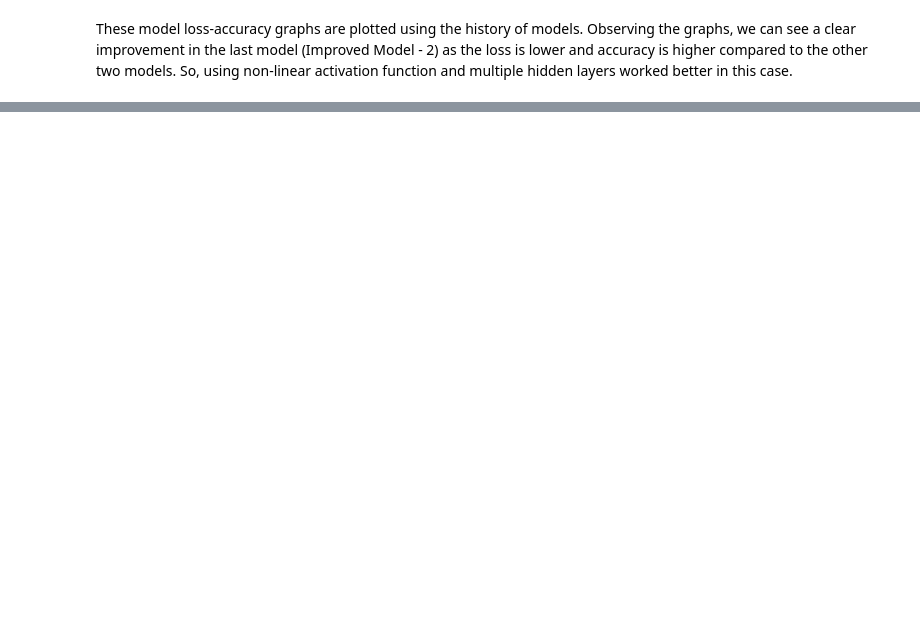
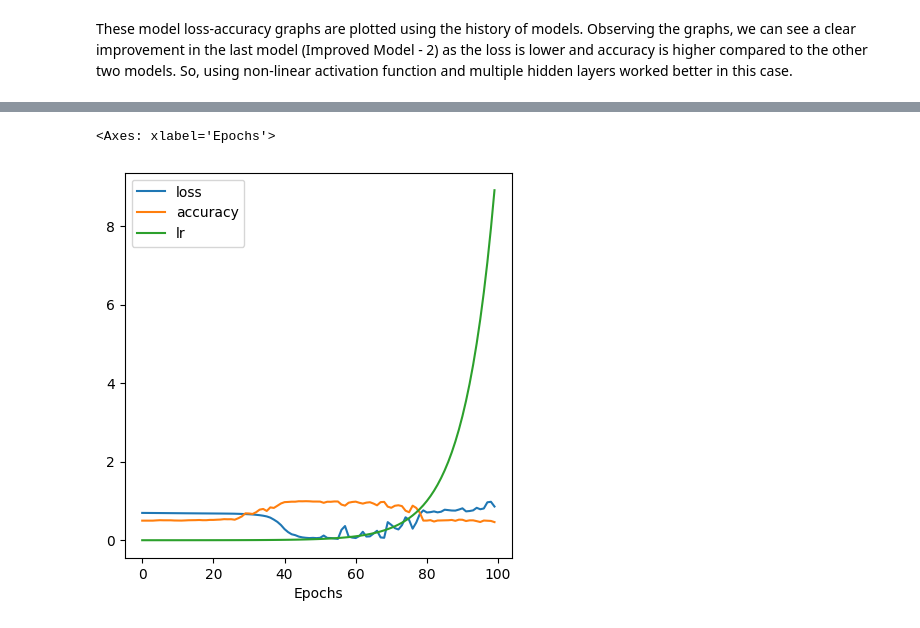
Before and after one commit to Iftikhar-Shams-Niloy/TensorFlow-Cookbook, a Jupyter notebook: 3_Classification_with_TensorFlow.ipynb, the cells around one changed output, grey strips where cells are left out. Cells and saved outputs as stored; diff of their text form; code cells hidden in the pictures; blank space fills up the shorter version.

```diff
--- a/3_Classification_with_TensorFlow.ipynb
+++ b/3_Classification_with_TensorFlow.ipynb
@@ -347,0 +384,5 @@ These model loss-accuracy graphs are plotted using the history of models. Observ
+# %%
+pd.DataFrame(model_2_history.history).plot(figsize=(5,5), xlabel="Epochs")
+# %% [output]
+<Axes: xlabel='Epochs'>
+[figure, added]
```
Also changed, not shown: parts of 14 cells of this notebook.
